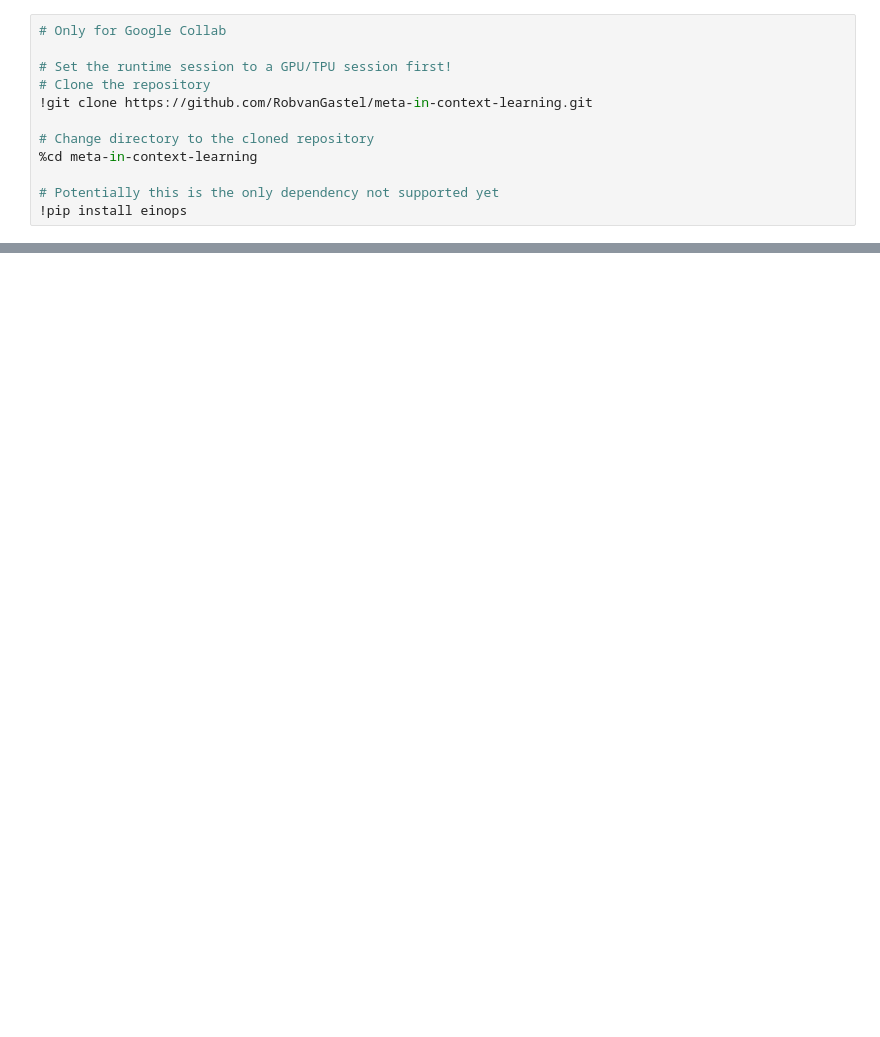
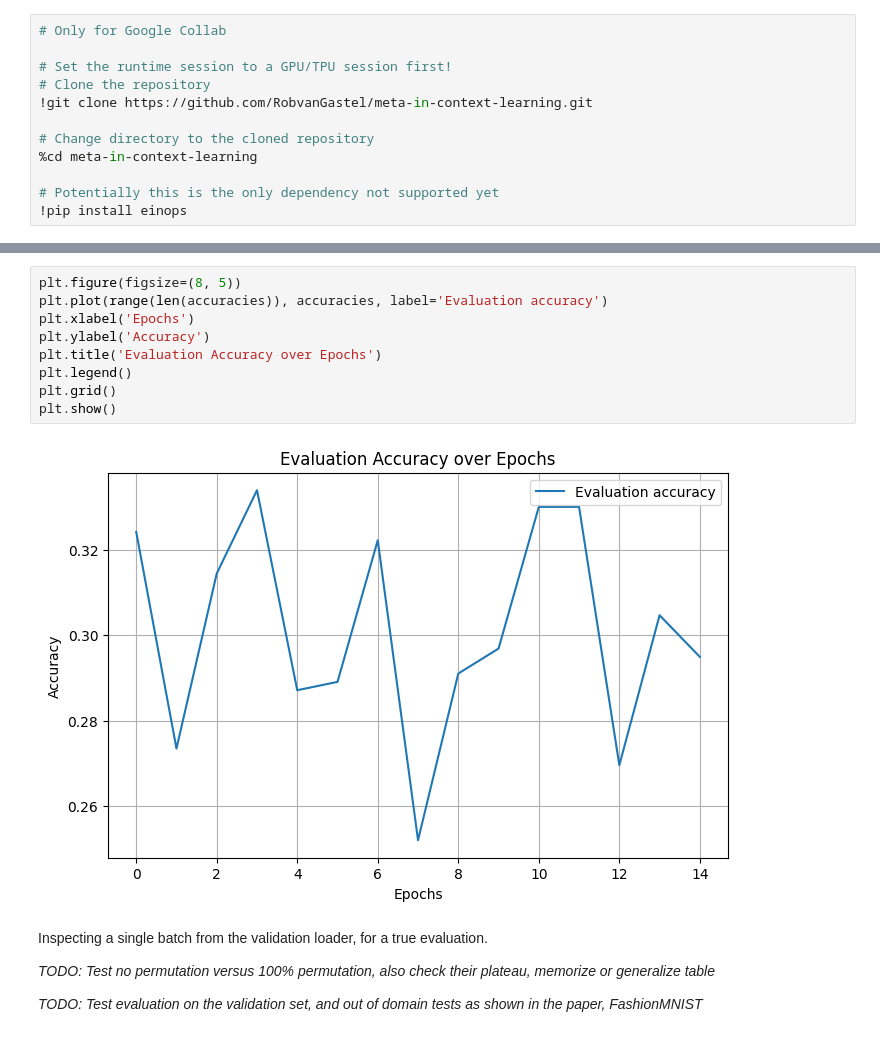
Before and after one commit to RobvanGastel/meta-in-context-learning, a Jupyter notebook: general-purpose in-context learner.ipynb, the cells around one changed output, grey strips where cells are left out. Cells and saved outputs as stored; diff of their text form; blank space fills up the shorter version.

```diff
--- a/general-purpose in-context learner.ipynb
+++ b/general-purpose in-context learner.ipynb
@@ -120,0 +162,17 @@ plt.show()
+# %%
+plt.figure(figsize=(8, 5))
+plt.plot(range(len(accuracies)), accuracies, label='Evaluation accuracy')
+plt.xlabel('Epochs')
+plt.ylabel('Accuracy')
+plt.title('Evaluation Accuracy over Epochs')
+plt.legend()
+plt.grid()
+plt.show()
+# %% [output]
+[figure, added]
+# %% [markdown]
+Inspecting a single batch from the validation loader, for a true evaluation.
+
+_TODO: Test no permutation versus 100% permutation, also check their plateau, memorize or generalize table_
+
+_TODO: Test evaluation on the validation set, and out of domain tests as shown in the paper, FashionMNIST_
```
Also changed, not shown: parts of 13 cells of this notebook, 2 other files.
